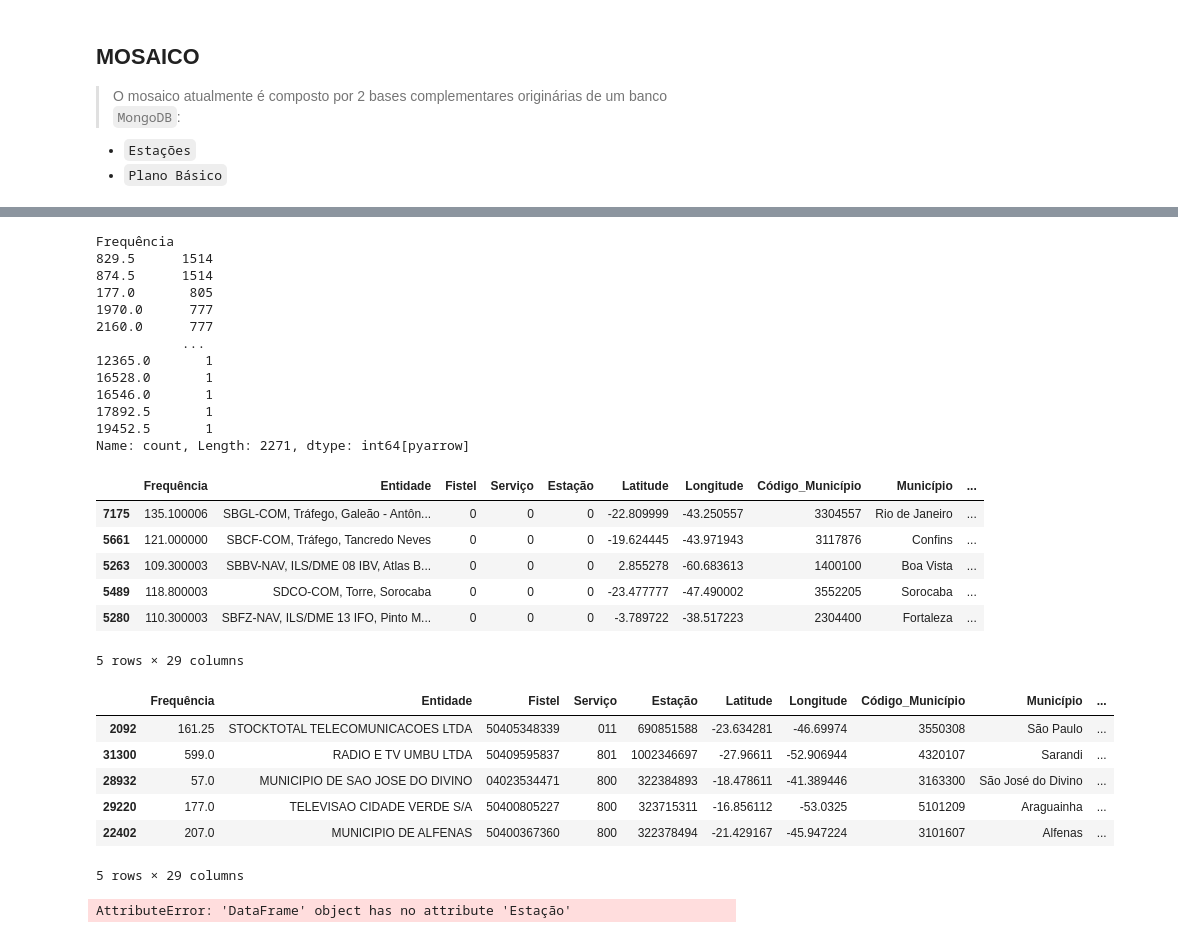
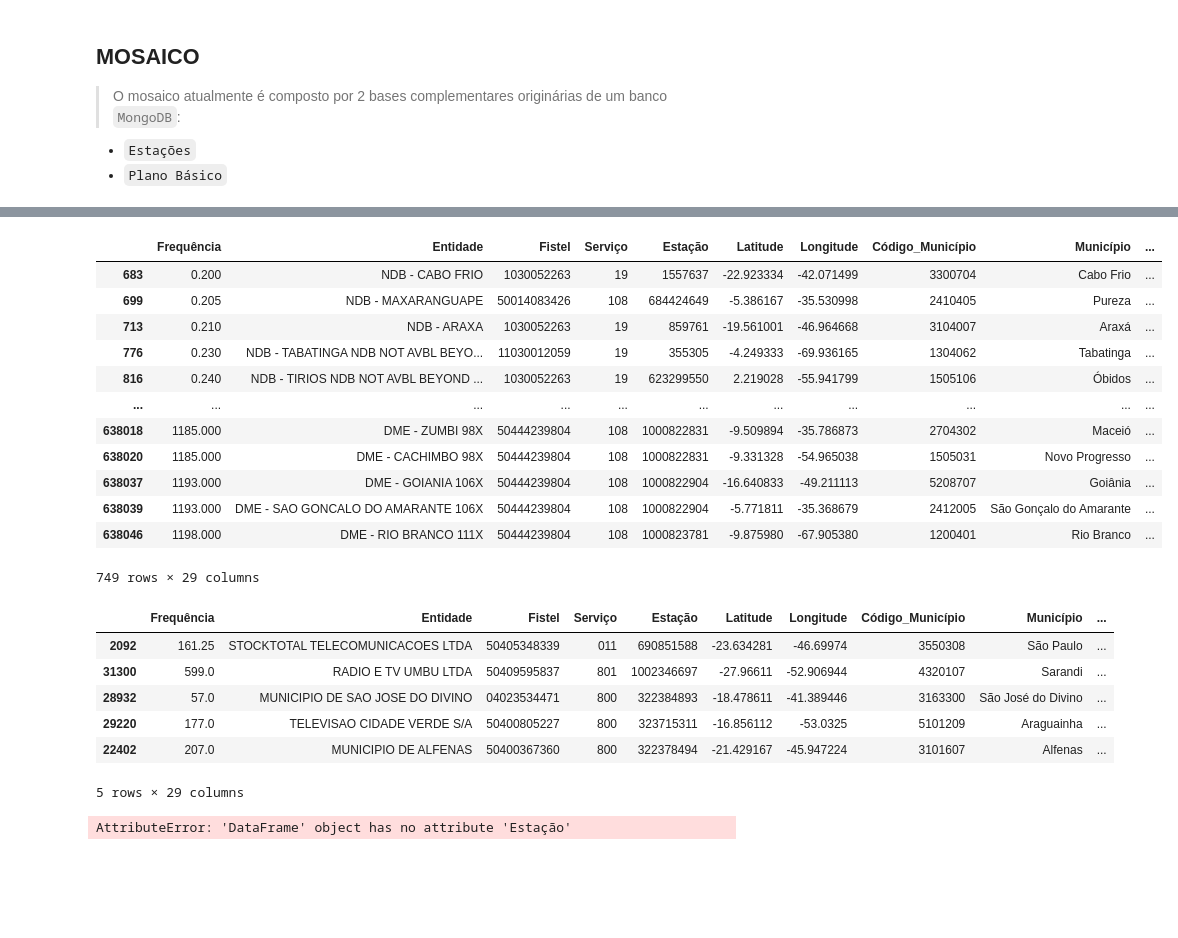
Before and after one commit to InovaFiscaliza/EmissorasRF, a Jupyter notebook: nbs/_04_eda.ipynb, the cells around one changed output, grey strips where cells are left out. Drawn from its saved outputs; the diff is of its cells as text; code cells hidden in the pictures; blank space fills up the shorter version.

```diff
--- a/nbs/_04_eda.ipynb
+++ b/nbs/_04_eda.ipynb
@@ -70,39 +93,30 @@ memory usage: 29.7 MB
+# %%
+c = df.Fonte.isin(['ICAO | AISWEB', 'ICAO | AISGEO', 'ICAO', 'AISWEB', 'AISGEO', 'REDEMET', 'RADAR'])
+df[c & (df.Estação != '-1')]
+# %% [output]
+|  | Frequência | Entidade | Fistel | Serviço | Estação | Latitude | Longitude | Código_Município | Município | ... |
+| 683 | 0.200 | NDB - CABO FRIO | 1030052263 | 19 | 1557637 | -22.923334 | -42.071499 | 3300704 | Cabo Frio | ... |
+| 699 | 0.205 | NDB - MAXARANGUAPE | 50014083426 | 108 | 684424649 | -5.386167 | -35.530998 | 2410405 | Pureza | ... |
+| 713 | 0.210 | NDB - ARAXA | 1030052263 | 19 | 859761 | -19.561001 | -46.964668 | 3104007 | Araxá | ... |
+| 776 | 0.230 | NDB - TABATINGA NDB NOT AVBL BEYO... | 11030012059 | 19 | 355305 | -4.249333 | -69.936165 | 1304062 | Tabatinga | ... |
+| 816 | 0.240 | NDB - TIRIOS NDB NOT AVBL BEYOND ... | 1030052263 | 19 | 623299550 | 2.219028 | -55.941799 | 1505106 | Óbidos | ... |
+| ... | ... | ... | ... | ... | ... | ... | ... | ... | ... | ... |
+| 638018 | 1185.000 | DME - ZUMBI 98X | 50444239804 | 108 | 1000822831 | -9.509894 | -35.786873 | 2704302 | Maceió | ... |
+| 638020 | 1185.000 | DME - CACHIMBO 98X | 50444239804 | 108 | 1000822831 | -9.331328 | -54.965038 | 1505031 | Novo Progresso | ... |
+| 638037 | 1193.000 | DME - GOIANIA 106X | 50444239804 | 108 | 1000822904 | -16.640833 | -49.211113 | 5208707 | Goiânia | ... |
+| 638039 | 1193.000 | DME - SAO GONCALO DO AMARANTE 106X | 50444239804 | 108 | 1000822904 | -5.771811 | -35.368679 | 2412005 | São Gonçalo do Amarante | ... |
+| 638046 | 1198.000 | DME - RIO BRANCO 111X | 50444239804 | 108 | 1000823781 | -9.875980 | -67.905380 | 1200401 | Rio Branco | ... |
+749 rows × 29 columns
 # %%
-df.Frequência.value_counts()
+df
 # %% [output]
+|  | Frequência | Entidade | Fistel | Serviço | Estação | Latitude | Longitude | Código_Município | Município | ... |
+| 2092 | 161.25 | STOCKTOTAL TELECOMUNICACOES LTDA | 50405348339 | 011 | 690851588 | -23.634281 | -46.69974 | 3550308 | São Paulo | ... |
+| 31300 | 599.0 | RADIO E TV UMBU LTDA | 50409595837 | 801 | 1002346697 | -27.96611 | -52.906944 | 4320107 | Sarandi | ... |
+| 28932 | 57.0 | MUNICIPIO DE SAO JOSE DO DIVINO | 04023534471 | 800 | 322384893 | -18.478611 | -41.389446 | 3163300 | São José do Divino | ... |
+| 29220 | 177.0 | TELEVISAO CIDADE VERDE S/A | 50400805227 | 800 | 323715311 | -16.856112 | -53.0325 | 5101209 | Araguainha | ... |
+| 22402 | 207.0 | MUNICIPIO DE ALFENAS | 50400367360 | 800 | 322378494 | -21.429167 | -45.947224 | 3101607 | Alfenas | ... |
-Frequência
-829.5      1514
-874.5      1514
-177.0       805
-1970.0      777
-2160.0      777
-           ...
-12365.0       1
-16528.0       1
-16546.0       1
-17892.5       1
-19452.5       1
-Name: count, Length: 2271, dtype: int64[pyarrow]
+5 rows × 29 columns
-# %%
-df[df.Fonte == 'AISWEB'].sample(5)
-# %% [output]
-|  | Frequência | Entidade | Fistel | Serviço | Estação | Latitude | Longitude | Código_Município | Município | ... |
-| 7175 | 135.100006 | SBGL-COM, Tráfego, Galeão - Antôn... | 0 | 0 | 0 | -22.809999 | -43.250557 | 3304557 | Rio de Janeiro | ... |
-| 5661 | 121.000000 | SBCF-COM, Tráfego, Tancredo Neves | 0 | 0 | 0 | -19.624445 | -43.971943 | 3117876 | Confins | ... |
-| 5263 | 109.300003 | SBBV-NAV, ILS/DME 08 IBV, Atlas B... | 0 | 0 | 0 | 2.855278 | -60.683613 | 1400100 | Boa Vista | ... |
-| 5489 | 118.800003 | SDCO-COM, Torre, Sorocaba | 0 | 0 | 0 | -23.477777 | -47.490002 | 3552205 | Sorocaba | ... |
-| 5280 | 110.300003 | SBFZ-NAV, ILS/DME 13 IFO, Pinto M... | 0 | 0 | 0 | -3.789722 | -38.517223 | 2304400 | Fortaleza | ... |
-5 rows × 29 columns
-# %%
-df.sample(5)
-# %% [output]
-|  | Frequência | Entidade | Fistel | Serviço | Estação | Latitude | Longitude | Código_Município | Município | ... |
-| 2092 | 161.25 | STOCKTOTAL TELECOMUNICACOES LTDA | 50405348339 | 011 | 690851588 | -23.634281 | -46.69974 | 3550308 | São Paulo | ... |
-| 31300 | 599.0 | RADIO E TV UMBU LTDA | 50409595837 | 801 | 1002346697 | -27.96611 | -52.906944 | 4320107 | Sarandi | ... |
-| 28932 | 57.0 | MUNICIPIO DE SAO JOSE DO DIVINO | 04023534471 | 800 | 322384893 | -18.478611 | -41.389446 | 3163300 | São José do Divino | ... |
-| 29220 | 177.0 | TELEVISAO CIDADE VERDE S/A | 50400805227 | 800 | 323715311 | -16.856112 | -53.0325 | 5101209 | Araguainha | ... |
-| 22402 | 207.0 | MUNICIPIO DE ALFENAS | 50400367360 | 800 | 322378494 | -21.429167 | -45.947224 | 3101607 | Alfenas | ... |
-5 rows × 29 columns
 # %%
 df.Multiplicidade.fillna('1', inplace=True)
 # %%
```
Also changed, not shown: parts of 3 cells of this notebook, 10 other files.
